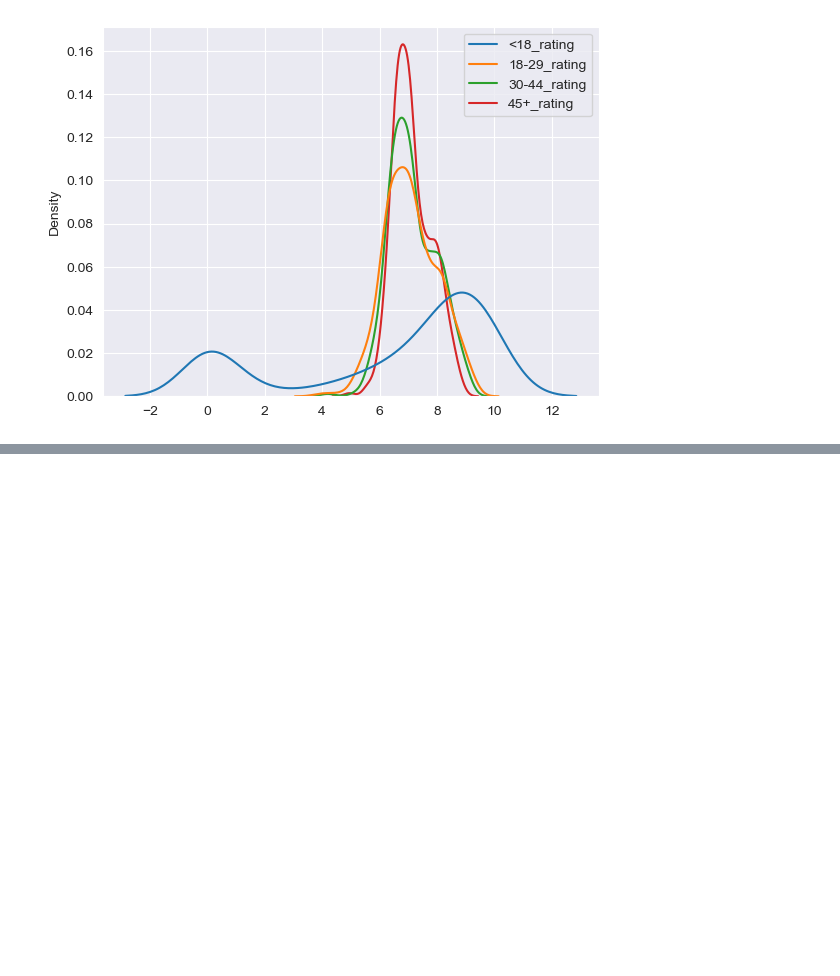
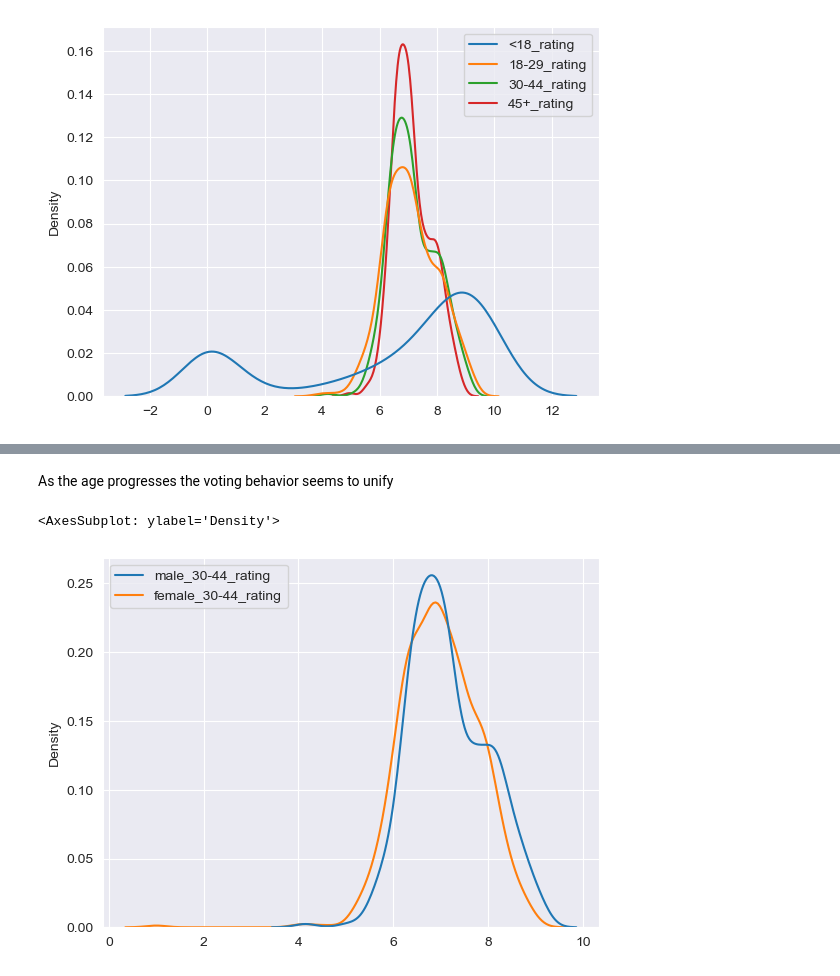
Before and after one commit to nic0gin/datamadness, a Jupyter notebook: demographics_EDA.ipynb, the cells around one changed output, grey strips where cells are left out. Saved outputs shown, nothing was run; the diff lists cells and outputs as text; code cells hidden in the pictures; blank space fills up the shorter version.

```diff
--- a/demographics_EDA.ipynb
+++ b/demographics_EDA.ipynb
@@ -36,0 +51,7 @@ sns.kdeplot(data=[demographics['<18_rating'], demographics['18-29_rating'], demo
+# %% [markdown]
+As the age progresses the voting behavior seems to unify
+# %%
+sns.kdeplot(data=[demographics['male_30-44_rating'], demographics['female_30-44_rating']])
+# %% [output]
+<AxesSubplot: ylabel='Density'>
+[figure, added]
```
Also changed, not shown: parts of 11 cells of this notebook.
